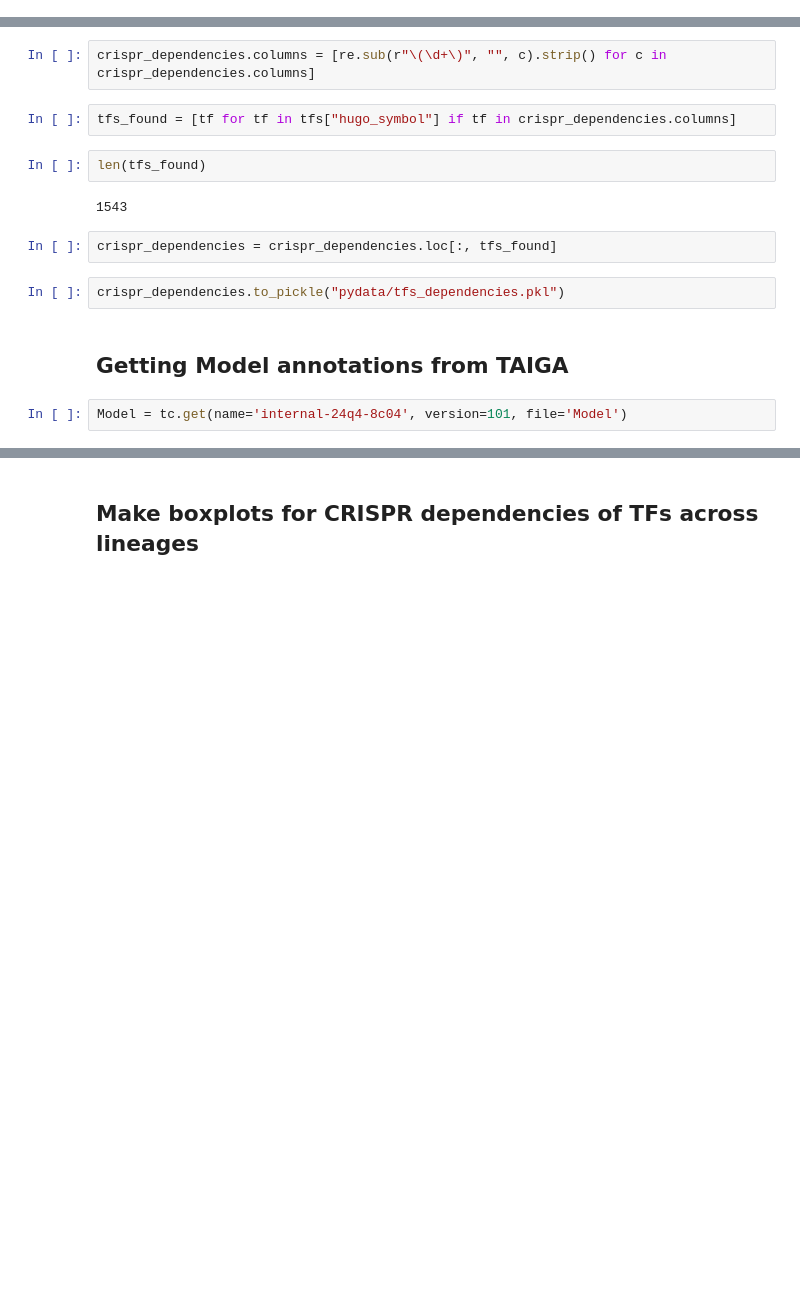
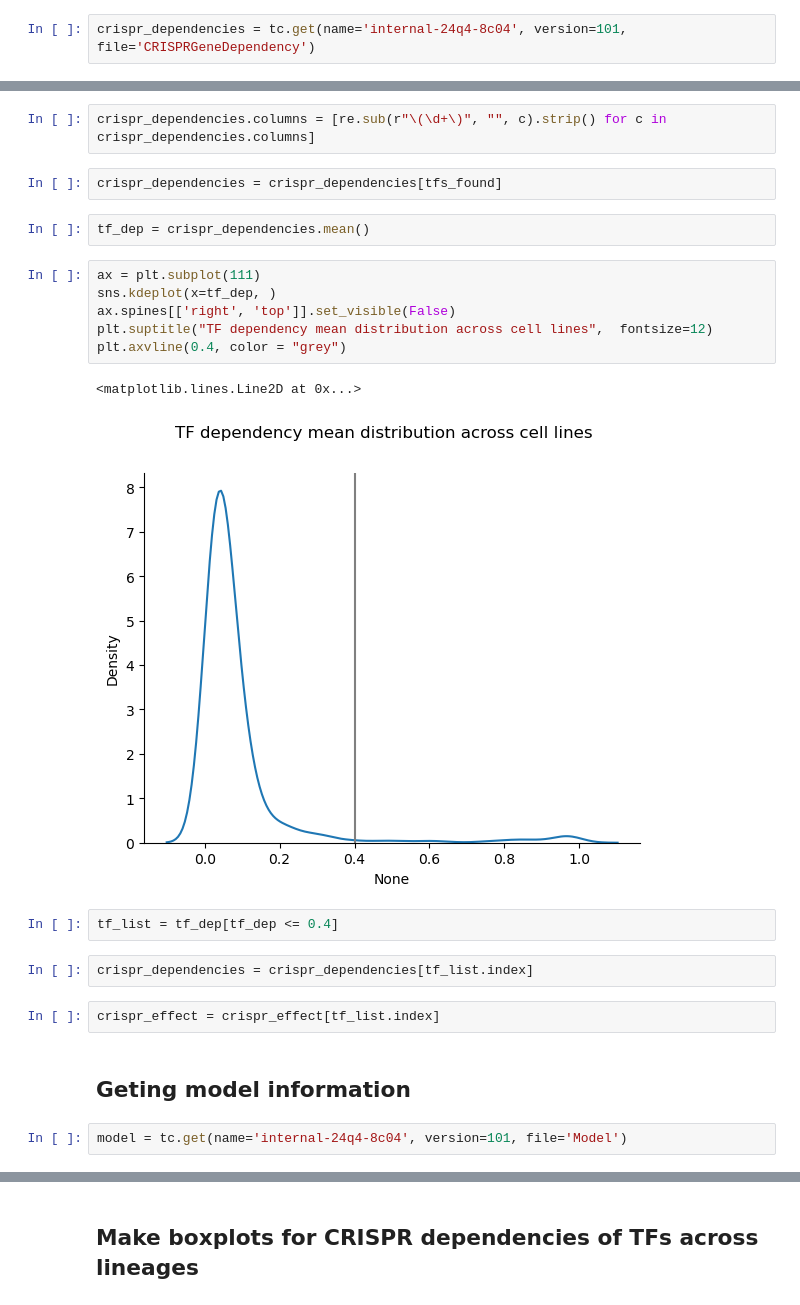
Before and after one commit to ddiannae/cancer_bootcamp25, a Jupyter notebook: TFdependency_bylineage_boxplots.ipynb, the cells around one changed output, grey strips where cells are left out. Cells and saved outputs as stored; diff of their text form; blank space fills up the shorter version.

```diff
--- a/TFdependency_bylineage_boxplots.ipynb
+++ b/TFdependency_bylineage_boxplots.ipynb
@@ -43,0 +57,2 @@ import re
+# %%
+crispr_dependencies = tc.get(name='internal-24q4-8c04', version=101, file='CRISPRGeneDependency')
@@ -44,16 +69,25 @@ import re
 # %%
 crispr_dependencies.columns = [re.sub(r"\(\d+\)", "", c).strip() for c in crispr_dependencies.columns]
-# %%
-tfs_found = [tf for tf in tfs["hugo_symbol"] if tf in crispr_dependencies.columns]
-# %%
-len(tfs_found)
-# %% [output]
-1543
 # %%
-crispr_dependencies = crispr_dependencies.loc[:, tfs_found]
+crispr_dependencies = crispr_dependencies[tfs_found]
-# %%
-crispr_dependencies.to_pickle("pydata/tfs_dependencies.pkl")
-# %% [markdown]
-## Getting Model annotations from TAIGA
+# %%
+tf_dep = crispr_dependencies.mean()
+# %%
+ax = plt.subplot(111)
+sns.kdeplot(x=tf_dep, )
+ax.spines[['right', 'top']].set_visible(False)
+plt.suptitle("TF dependency mean distribution across cell lines",  fontsize=12)
+plt.axvline(0.4, color = "grey")
+# %% [output]
+<matplotlib.lines.Line2D at 0x...>
+[figure, added]
+# %%
+tf_list = tf_dep[tf_dep <= 0.4]
+# %%
+crispr_dependencies = crispr_dependencies[tf_list.index]
+# %%
+crispr_effect = crispr_effect[tf_list.index]
+# %% [markdown]
+## Geting model information
 # %%
-Model = tc.get(name='internal-24q4-8c04', version=101, file='Model')
+model = tc.get(name='internal-24q4-8c04', version=101, file='Model')
```
Also changed, not shown: parts of 37 cells of this notebook.
